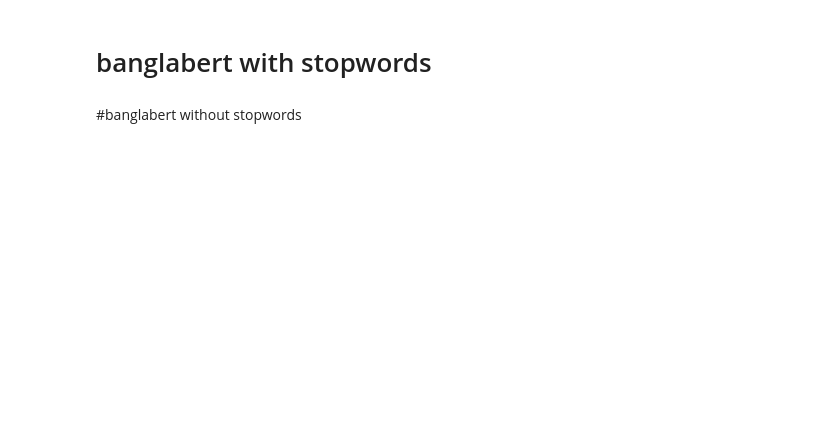
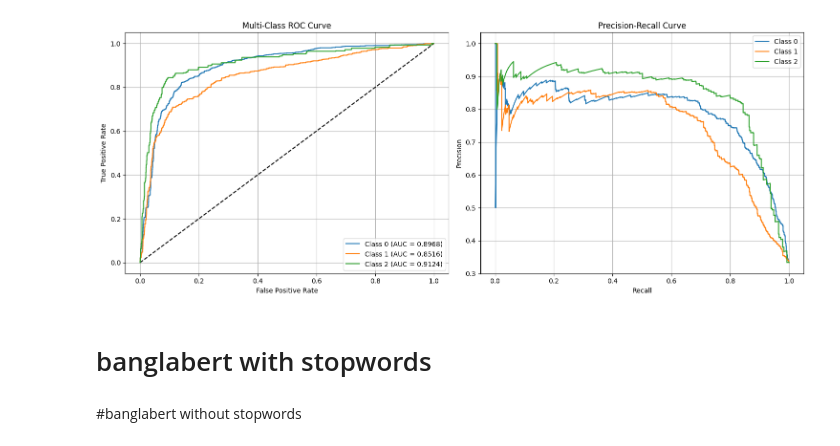
Before and after one commit to SachinBiswas7/-Bangla-Text-Violence-Nature-and-Target-Classification, a Jupyter notebook: task_2_transformer.ipynb, the cells around one changed output. Drawn from its saved outputs; the diff is of its cells as text; code cells hidden in the pictures; blank space fills up the shorter version.

```diff
--- a/task_2_transformer.ipynb
+++ b/task_2_transformer.ipynb
@@ -404,3 +263,59 @@ Epoch 10 Loss: 4.7272, Accuracy: 0.9952
+# %%
+import matplotlib.pyplot as plt
+from sklearn.metrics import roc_curve, auc, precision_recall_curve
+from sklearn.preprocessing import label_binarize
+import numpy as np
+import torch
+
+# *Step 1: Convert True Labels to One-Hot Encoding (Required for Multi-Class)*
+num_classes = len(set(true_labels))  # Number of classes
+true_labels_one_hot = label_binarize(true_labels, classes=np.arange(num_classes))
+
+# *Step 2: Get Softmax Probabilities for ROC & PR Curves*
+model.eval()
+all_probs = []
+with torch.no_grad():
+    for batch in test_loader:
+        input_ids, attention_mask, labels = batch["input_ids"].to(device), batch["attention_mask"].to(device), batch["label"].to(device)
+        outputs = model(input_ids, attention_mask)
+        probs = torch.exp(outputs).cpu().numpy()  # Convert log-softmax to probabilities
+        all_probs.extend(probs)
+
+all_probs = np.array(all_probs)
+
+# *Step 3 & 4: Plot ROC and Precision-Recall Curves Side by Side*
+fig, axes = plt.subplots(1, 2, figsize=(15, 6))  # Create 1 row, 2 columns
+
+# ---- Plot ROC Curve ----
+axes[0].set_title("Multi-Class ROC Curve")
+axes[0].plot([0, 1], [0, 1], 'k--')  # Diagonal line for reference
+axes[0].set_xlabel("False Positive Rate")
+axes[0].set_ylabel("True Positive Rate")
+axes[0].grid()
+
+for i in range(num_classes):
+    fpr, tpr, _ = roc_curve(true_labels_one_hot[:, i], all_probs[:, i])
+    roc_auc = auc(fpr, tpr)
+    axes[0].plot(fpr, tpr, label=f"Class {i} (AUC = {roc_auc:.4f})")
+
+axes[0].legend()
+
+# ---- Plot Precision-Recall Curve ----
+axes[1].set_title("Precision-Recall Curve")
+axes[1].set_xlabel("Recall")
+axes[1].set_ylabel("Precision")
+axes[1].grid()
+
+for i in range(num_classes):
+    precision, recall, _ = precision_recall_curve(true_labels_one_hot[:, i], all_probs[:, i])
+    axes[1].plot(recall, precision, label=f"Class {i}")
+
+axes[1].legend()
+
+plt.tight_layout()  # Adjust layout for better visualization
+plt.show()
+# %% [output]
+[figure, added]
 # %% [markdown]
 # banglabert with stopwords
 # %%
```
Also changed, not shown: parts of 28 cells of this notebook.
